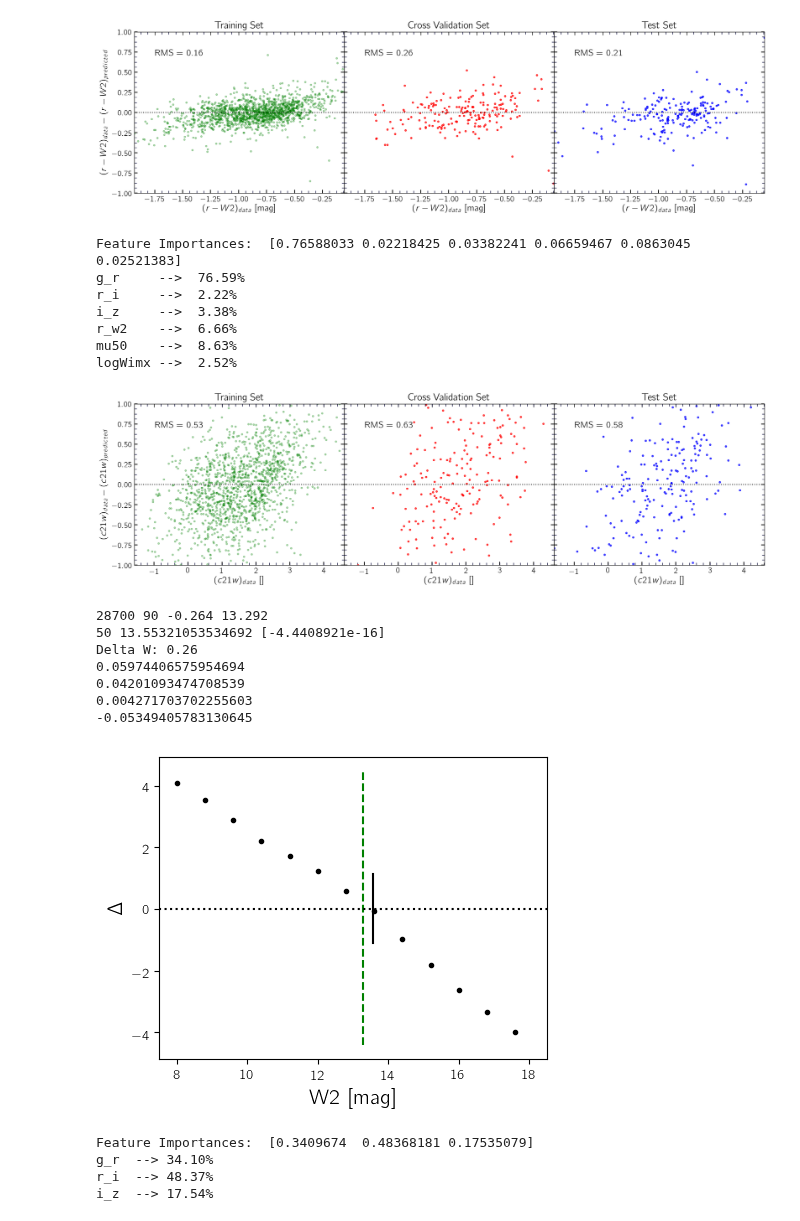
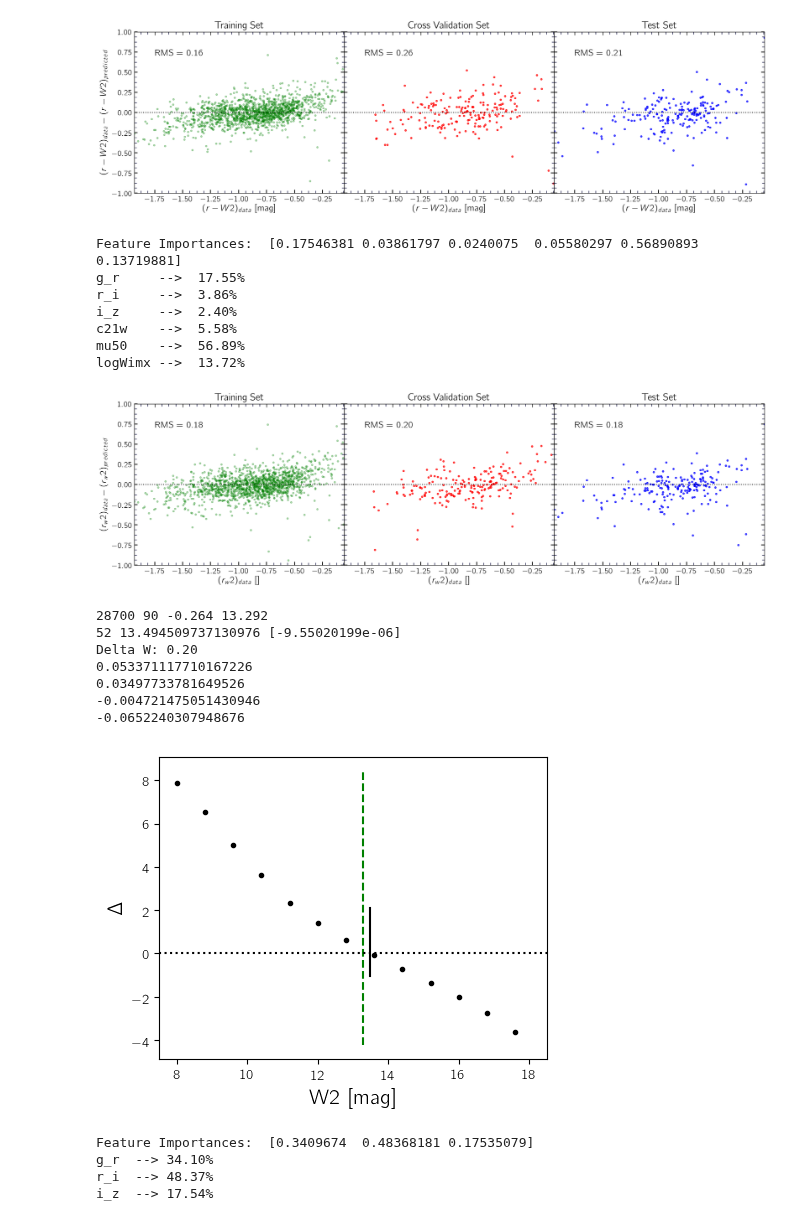
Before and after one commit to ekourkchi/reddening, a Jupyter notebook: Random_Forest_Reddening.ipynb, the cells around one changed output. Cells and saved outputs as stored; diff of their text form; code cells hidden in the pictures.

```diff
--- a/Random_Forest_Reddening.ipynb
+++ b/Random_Forest_Reddening.ipynb
@@ -266,45 +266,45 @@ mu50  --> 63.85%
 ## Sample management
 table_tst, table_cvl, table_trn = prepareSamples(table, Seed_cross=150)
 ################################ Feature selection, regression parameters
-features = ['g_r', 'r_i', 'i_z', '', 'mu50', 'logWimx']
-output   = 'c21w'
+features = ['g_r', 'r_i', 'i_z', 'c21w', 'mu50', 'logWimx']
+output   = 'r_w2'
 max_depth=2000
 n_estimators=2000
 max_features=len(features)
 min_samples_leaf=10
 bootstrap=True
 ################################ Regression (Random Forest)
 regr, x_trn, y_trn, p_y_trn, x_cvl, y_cvl, p_y_cvl, x_tst, y_tst, p_y_tst = esn_RForest( \
     table_tst, table_cvl, table_trn, \
         features, output, \
             max_features=max_features, min_samples_leaf=min_samples_leaf, bootstrap=bootstrap)
 importances = regr.feature_importances_
 print 'Feature Importances: ', importances
 for j in range(len(features)):
     if features[j]!='logWimx':
         print features[j], '\t-->  '+'%.2f'%(importances[j]*100)+'%'
     else: print features[j], '-->  '+'%.2f'%(importances[j]*100)+'%'
 
 ################################ Plotting
 text     = output
 text_unit = ''
 x0 = np.min(table_tst[output])
 x1 = np.max(table_tst[output])
 xlabel = r'$('+text+')'+'_{data}$'+'   ['+text_unit+']'
 ylabel = r'$('+text+')'+'_{data}'+'-'+'('+text+')'+'_{predicted}$'
 xlim = [x0,x1]
 ylim = [-1,1]
 makePlot(x_trn, y_trn, p_y_trn, x_cvl, y_cvl, p_y_cvl, x_tst, y_tst, p_y_tst, \
         xlim, ylim, xlabel, ylabel, plotName='RF_grIz_mu50_logWimx_c21w')
 # %% [output]
-Feature Importances:  [0.76588033 0.02218425 0.03382241 0.06659467 0.0863045  0.02521383]
-g_r     -->  76.59%
-r_i     -->  2.22%
-i_z     -->  3.38%
-r_w2    -->  6.66%
-mu50    -->  8.63%
-logWimx -->  2.52%
+Feature Importances:  [0.17546381 0.03861797 0.0240075  0.05580297 0.56890893 0.13719881]
+g_r     -->  17.55%
+r_i     -->  3.86%
+i_z     -->  2.40%
+c21w    -->  5.58%
+mu50    -->  56.89%
+logWimx -->  13.72%
-[figure, old version]
+[figure, new version]
 # %%
 j = 10
 PGC = table_tst['pgc'][j]
@@ -355,13 +355,13 @@ else:
 plt.show()
 # %% [output]
 28700 90 -0.264 13.292
-50 13.55321053534692 [-4.4408921e-16]
-Delta W: 0.26
-0.05974406575954694
-0.04201093474708539
-0.004271703702255603
--0.05349405783130645
+52 13.494509737130976 [-9.55020199e-06]
+Delta W: 0.20
+0.053371117710167226
+0.03497733781649526
+-0.004721475051430946
+-0.0652240307948676
-[figure, old version]
+[figure, new version]
 # %%
 ################################ Feature selection, regression parameters
 features = ['g_r', 'r_i', 'i_z']
```
